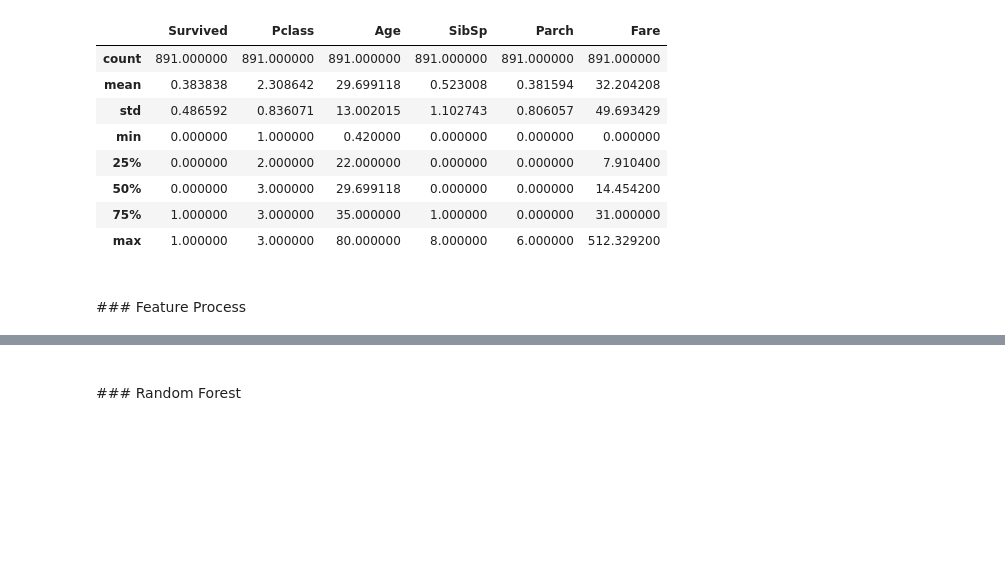
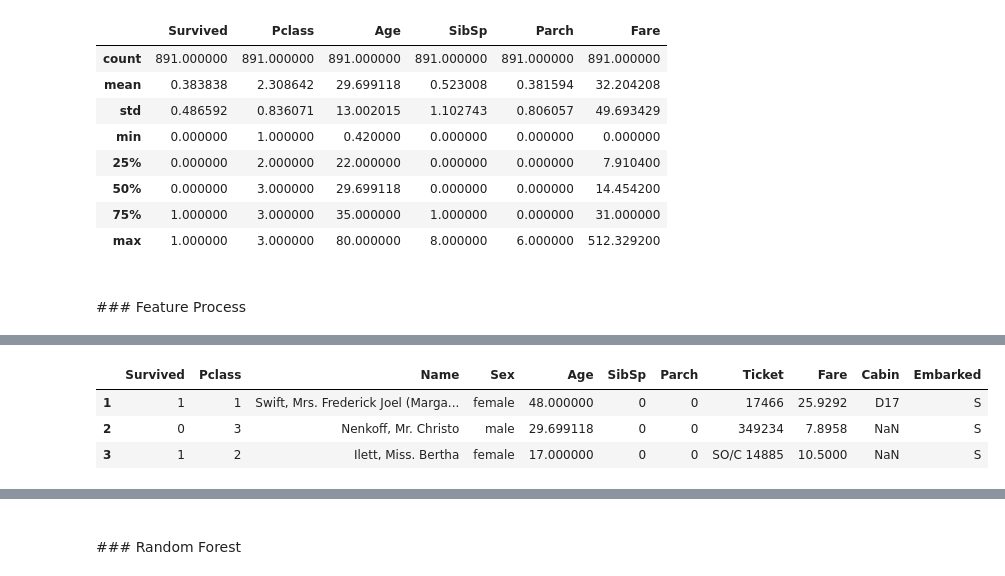
Before and after one commit to bethtseng/titanic, a Jupyter notebook: titanic.ipynb, the cells around one changed output, grey strips where cells are left out. Drawn from its saved outputs; the diff is of its cells as text; code cells hidden in the pictures; blank space fills up the shorter version.

```diff
--- a/titanic.ipynb
+++ b/titanic.ipynb
@@ -143,3 +155,13 @@ df[:3]
+# %%
+shuffled = df.sample(frac=1, random_state=1)
+shuffled.index = [i+1 for i in range(len(shuffled))]
+dataset_size = len(df)
+shuffled[:3]
+# %% [output]
+|  | Survived | Pclass | Name | Sex | Age | SibSp | Parch | Ticket | Fare | Cabin | Embarked |
+| 1 | 1 | 1 | Swift, Mrs. Frederick Joel (Marga... | female | 48.000000 | 0 | 0 | 17466 | 25.9292 | D17 | S |
+| 2 | 0 | 3 | Nenkoff, Mr. Christo | male | 29.699118 | 0 | 0 | 349234 | 7.8958 | NaN | S |
+| 3 | 1 | 2 | Ilett, Miss. Bertha | female | 17.000000 | 0 | 0 | SO/C 14885 | 10.5000 | NaN | S |
 # %%
 def get_cabin(x):
     try:
```
Also changed, not shown: parts of 8 cells of this notebook, 1 other file.
